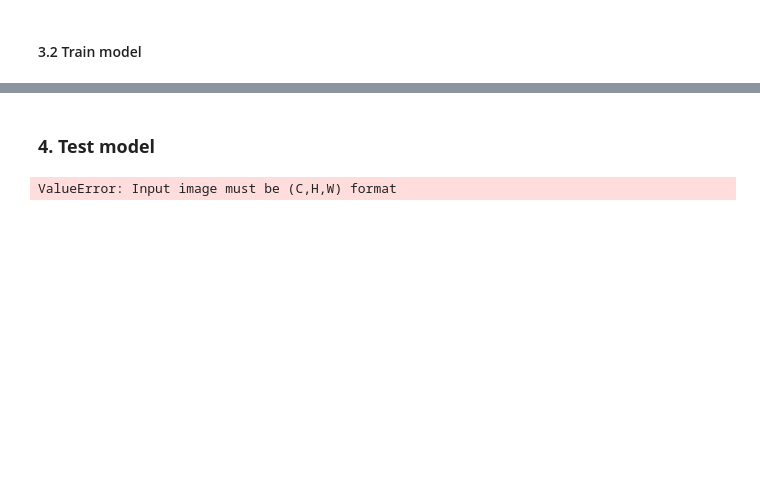
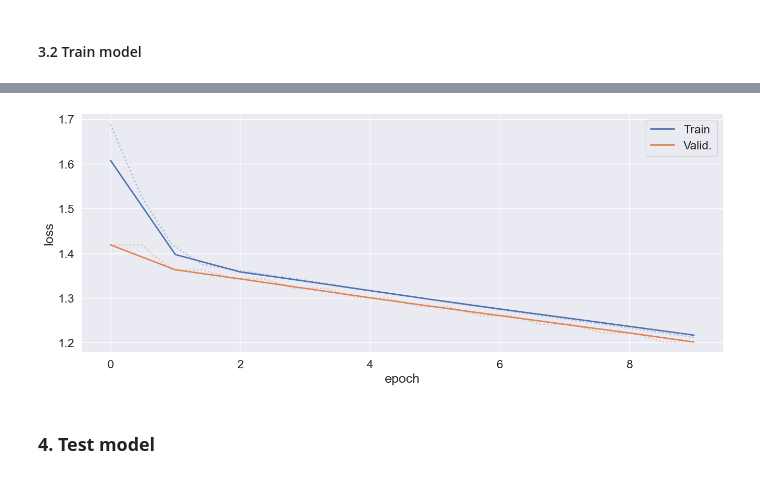
Before and after one commit to qim-center/qim3d, a Jupyter notebook: docs/notebooks/UNet.ipynb, the cells around one changed output, grey strips where cells are left out. Cells and saved outputs as stored; diff of their text form; code cells hidden in the pictures; blank space fills up the shorter version.

```diff
--- a/docs/notebooks/UNet.ipynb
+++ b/docs/notebooks/UNet.ipynb
@@ -209,0 +212,41 @@ Epoch   5, train loss: 1.4026, val loss: 0.4789
+# %%
+# Load saved model
+import qim3d
+import glob
+import torch
+import os
+import numpy as np
+
+base_path = os.path.expanduser("~/dataset")
+model = qim3d.ml.models.UNet(size = 'small')
+augmentation =  qim3d.ml.Augmentation(resize = 'crop', transform_train = 'light') # transform_train = 'None')
+
+# datasets and dataloaders
+train_set, val_set, test_set = qim3d.ml.prepare_datasets(path = base_path,
+                                                         val_fraction = 0.5,
+                                                         model = model,
+                                                         augmentation = augmentation)
+
+
+train_loader, val_loader, test_loader = qim3d.ml.prepare_dataloaders(train_set,
+                                                                     val_set,
+                                                                     test_set,
+                                                                     batch_size = 1,
+                                                                     num_workers = 0)
+
+# for data in train_loader:
+#     inputs, targets = data
+#     inputs = inputs.squeeze().numpy()
+#     targets = targets.squeeze().numpy()
+
+# qim3d.viz.slices_grid(inputs, num_slices=5, display_figure=True)
+# qim3d.viz.slices_grid(targets, num_slices=5)
+
+hyperparameters = qim3d.ml.Hyperparameters(model, n_epochs=10,
+                                           learning_rate = 5e-3, loss_function='DiceCE',
+                                           weight_decay=1e-3)
+
+qim3d.ml.train_model(model, hyperparameters, train_loader, val_loader, plot=True)
+
+# model.load_state_dict(torch.load(f'{base_path}/this_works.pth'))
+# %% [output]
@@ -210,7 +255,3 @@ Epoch   5, train loss: 1.4026, val loss: 0.4789
+[figure, added]
 # %% [markdown]
 ### **4. Test model**
-# %%
-# Needs to be updated to handle 3D as well
-in_targ_preds_test = qim3d.ml.inference(test_set, model)
-# %% [output]
-ValueError: Input image must be (C,H,W) format
```
Also changed, not shown: parts of 13 cells of this notebook, 4 other files.
